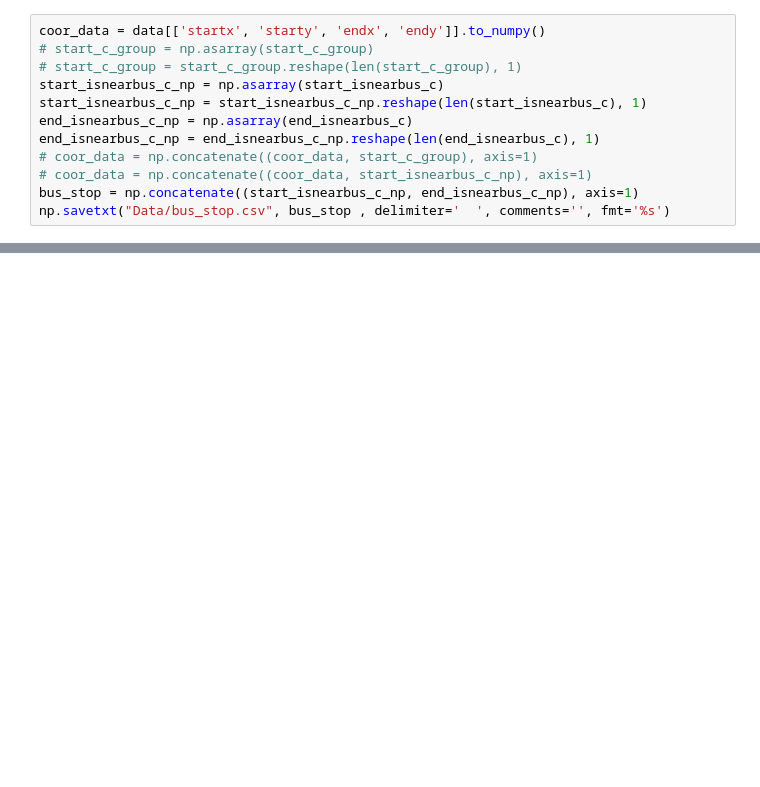
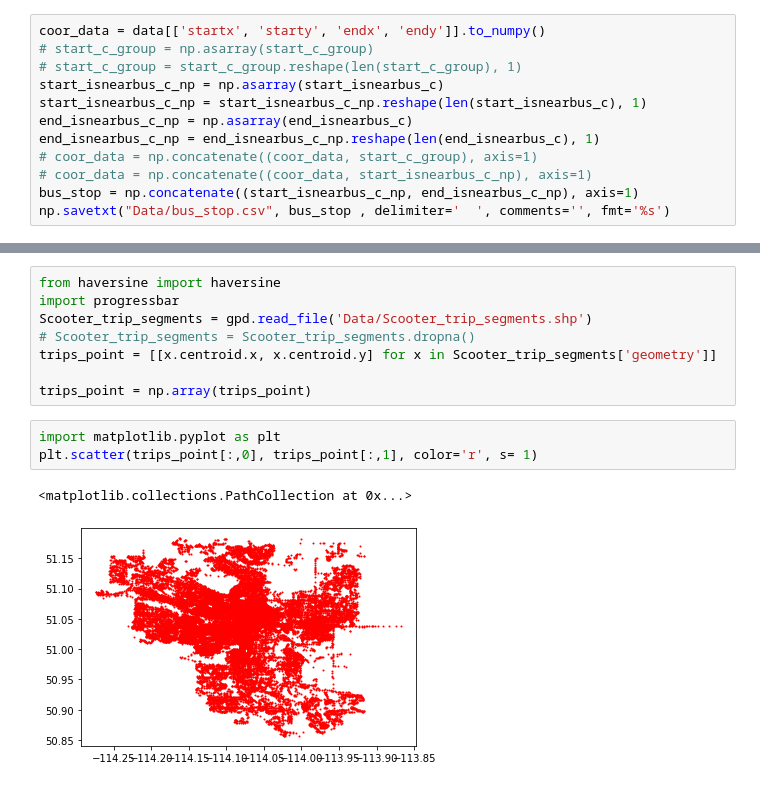
Before and after one commit to wwebeam6508/Development-of-Predictive-Model-for-Trip-Destination-of-Dockless-Shared-Scooters, a Jupyter notebook: PreData.ipynb, the cells around one changed output, grey strips where cells are left out. Saved outputs shown, nothing was run; the diff lists cells and outputs as text; blank space fills up the shorter version.

```diff
--- a/PreData.ipynb
+++ b/PreData.ipynb
@@ -191,0 +209,14 @@ array([[1],
+# %%
+from haversine import haversine
+import progressbar
+Scooter_trip_segments = gpd.read_file('Data/Scooter_trip_segments.shp')
+# Scooter_trip_segments = Scooter_trip_segments.dropna()
+trips_point = [[x.centroid.x, x.centroid.y] for x in Scooter_trip_segments['geometry']]
+
+trips_point = np.array(trips_point)
+# %%
+import matplotlib.pyplot as plt
+plt.scatter(trips_point[:,0], trips_point[:,1], color='r', s= 1)
+# %% [output]
+<matplotlib.collections.PathCollection at 0x...>
+[figure, added]
```
Also changed, not shown: parts of 9 cells of this notebook, 6 other files.
